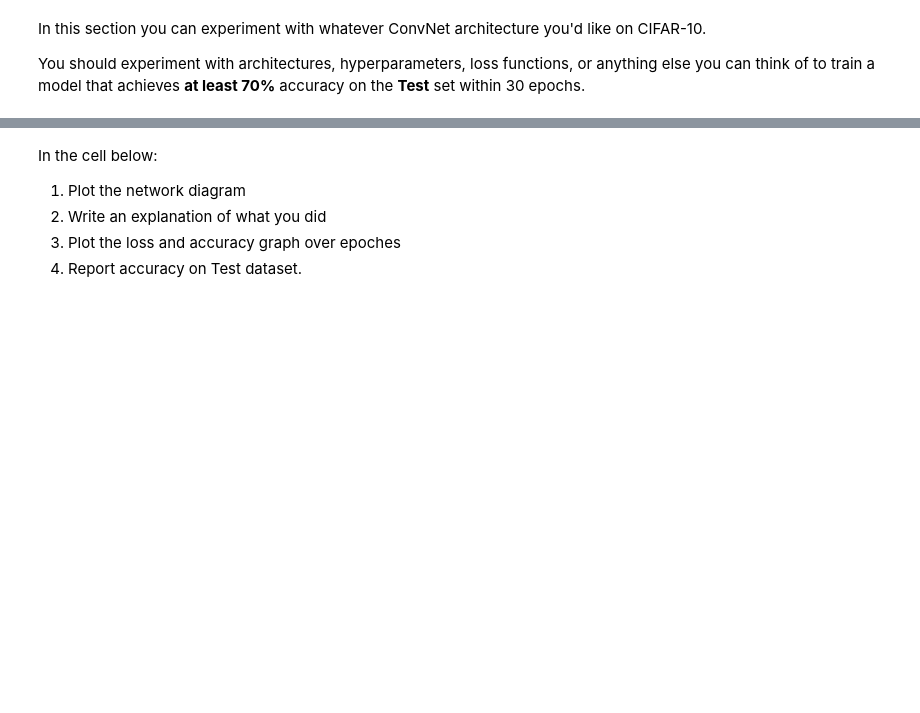
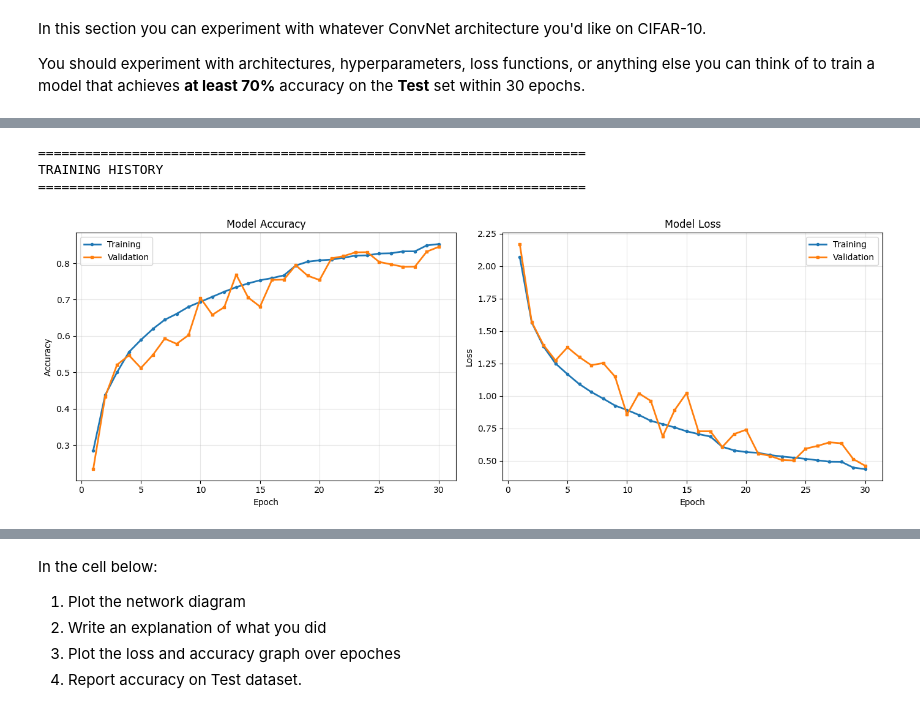
Before and after one commit to abtonmoy/CSC-338, a Jupyter notebook: Neural Nets/HW_tensorflow.ipynb, the cells around one changed output, grey strips where cells are left out. Cells and saved outputs as stored; diff of their text form; code cells hidden in the pictures; blank space fills up the shorter version.

```diff
--- a/Neural Nets/HW_tensorflow.ipynb
+++ b/Neural Nets/HW_tensorflow.ipynb
@@ -228,95 +318,35 @@ print("="*70)
 
 fig, (ax1, ax2) = plt.subplots(1, 2, figsize=(14, 5))
 
 epochs_range = range(1, len(training_history.history['accuracy']) + 1)
 
 # Accuracy plot
 ax1.plot(epochs_range, training_history.history['accuracy'],
          label='Training', linewidth=2, marker='o', markersize=3)
 ax1.plot(epochs_range, training_history.history['val_accuracy'],
          label='Validation', linewidth=2, marker='s', markersize=3)
 ax1.set_xlabel('Epoch')
 ax1.set_ylabel('Accuracy')
 ax1.set_title('Model Accuracy')
 ax1.legend()
 ax1.grid(True, alpha=0.3)
 
 # Loss plot
 ax2.plot(epochs_range, training_history.history['loss'],
          label='Training', linewidth=2, marker='o', markersize=3)
 ax2.plot(epochs_range, training_history.history['val_loss'],
          label='Validation', linewidth=2, marker='s', markersize=3)
 ax2.set_xlabel('Epoch')
 ax2.set_ylabel('Loss')
 ax2.set_title('Model Loss')
 ax2.legend()
 ax2.grid(True, alpha=0.3)
 
 plt.tight_layout()
 plt.savefig('training_history.png', dpi=150)
 plt.show()
-
-
-# Evaluate on test set
-print("\n" + "="*70)
-print("TEST SET PERFORMANCE")
-print("="*70)
-
-test_loss, test_accuracy = model.evaluate(x_test, y_test, verbose=0)
-print(f"\nTest Loss: {test_loss:.4f}")
-print(f"Test Accuracy: {test_accuracy*100:.2f}%")
-
-if test_accuracy >= 0.70:
-    print(f"Target achieved (>= 70%)")
-else:
-    print(f"Target not met - need {(0.70 - test_accuracy)*100:.2f}% more")
-
-
-# Save model architecture diagram
-print("\n" + "="*70)
-print("SAVING NETWORK DIAGRAM")
-print("="*70)
-
-try:
-    plot_model(model, to_file='model_architecture.png',
-               show_shapes=True, show_layer_names=True,
-               rankdir='TB', dpi=150)
-    print("Network diagram saved to 'model_architecture.png'")
-except Exception as e:
-    print(f"Could not save diagram: {e}")
-    print("Install graphviz and pydot if needed")
-
-
-# Sample predictions
-print("\n" + "="*70)
-print("SAMPLE PREDICTIONS")
-print("="*70)
-
-class_names = ['airplane', 'automobile', 'bird', 'cat', 'deer',
-               'dog', 'frog', 'horse', 'ship', 'truck']
-
-fig, axes = plt.subplots(2, 5, figsize=(15, 6))
-axes = axes.ravel()
-
-for i in range(10):
-    idx = np.random.randint(0, len(x_test))
-    prediction = model.predict(x_test[idx:idx+1], verbose=0)
-    pred_label = np.argmax(prediction)
-    confidence = np.max(prediction) * 100
-    true_label = y_test[idx][0]
-
-    axes[i].imshow(x_test0[idx])
-    axes[i].axis('off')
-
-    # Color code correct vs incorrect predictions
-    color = 'green' if pred_label == true_label else 'red'
-    axes[i].set_title(f'True: {class_names[true_label]}\nPred: {class_names[pred_label]} ({confidence:.1f}%)',
-                     color=color, fontsize=9)
-
-plt.tight_layout()
-plt.savefig('sample_predictions.png', dpi=150)
-plt.show()
-
-print("\nTraining complete.")
-print(f"Final test accuracy: {test_accuracy*100:.2f}%")
-print(f"Total parameters: {model.count_params():,}")
+# %% [output]
+======================================================================
+TRAINING HISTORY
+======================================================================
+[figure, added]
```
Also changed, not shown: parts of 10 cells of this notebook, 7 other files.
